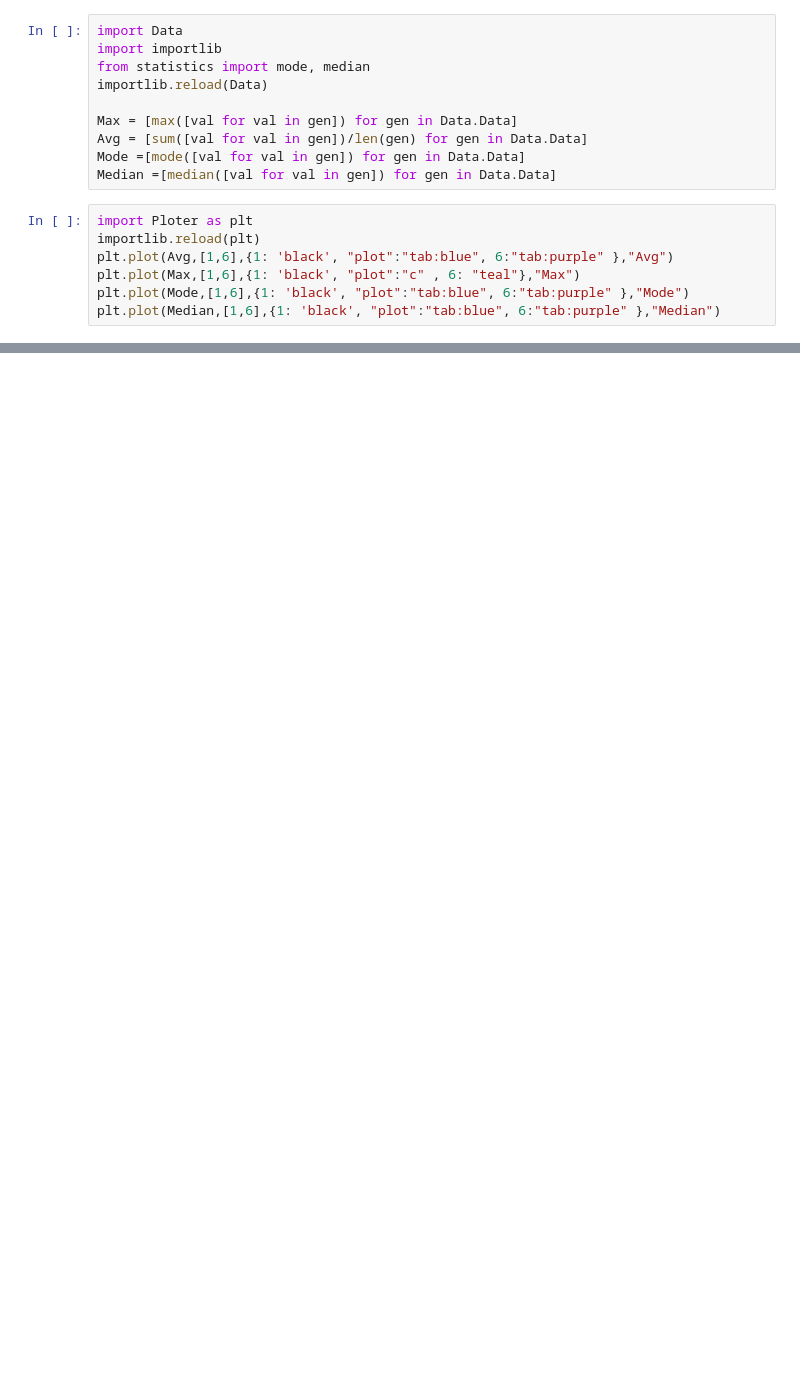
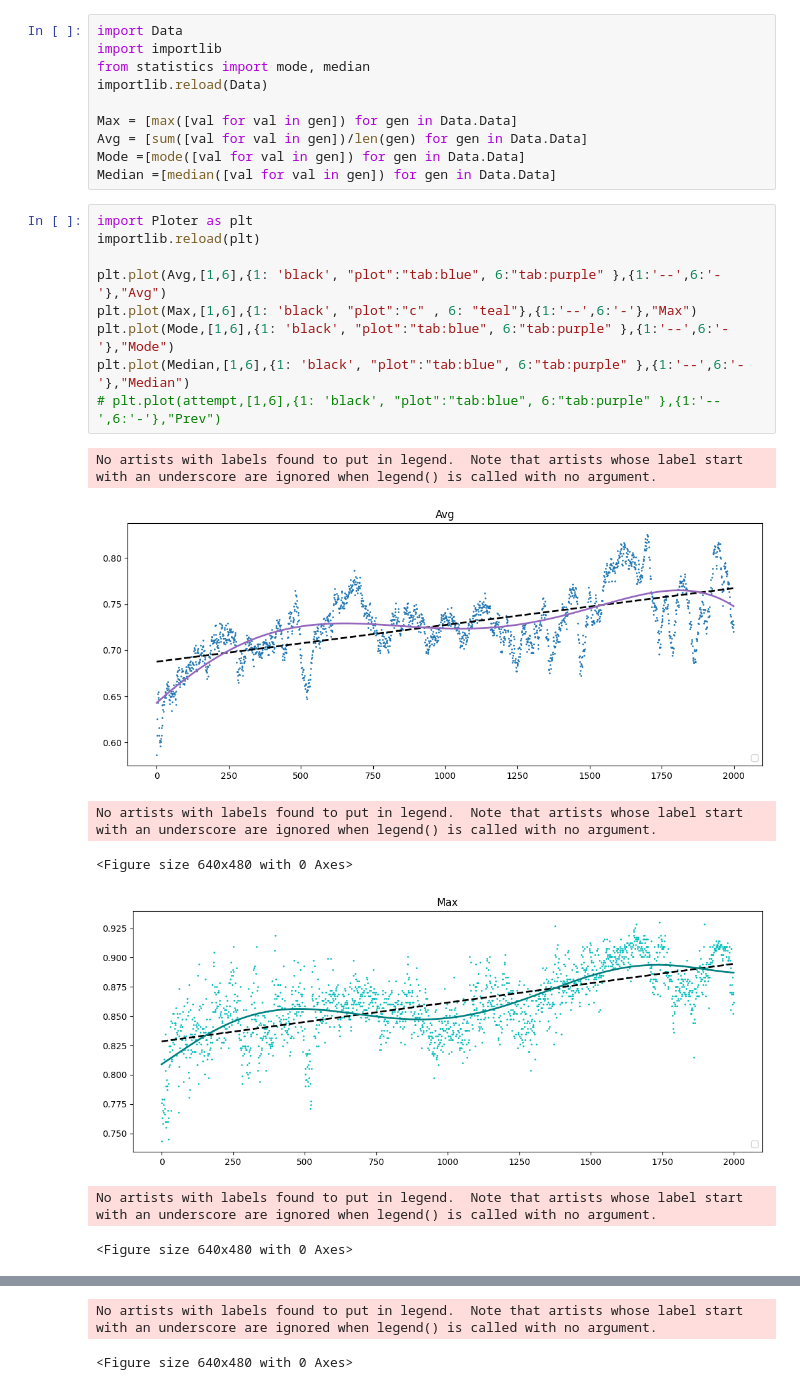
Before and after one commit to bojandam/ProektnaMatura, a Jupyter notebook: notebook.ipynb, the cells around one changed output, grey strips where cells are left out. Saved outputs shown, nothing was run; the diff lists cells and outputs as text; blank space fills up the shorter version.

```diff
--- a/notebook.ipynb
+++ b/notebook.ipynb
@@ -68,7 +125,17 @@ Median =[median([val for val in gen]) for gen in Data.Data]
 # %%
 import Ploter as plt
 importlib.reload(plt)
-plt.plot(Avg,[1,6],{1: 'black', "plot":"tab:blue", 6:"tab:purple" },"Avg")
-plt.plot(Max,[1,6],{1: 'black', "plot":"c" , 6: "teal"},"Max")
-plt.plot(Mode,[1,6],{1: 'black', "plot":"tab:blue", 6:"tab:purple" },"Mode")
-plt.plot(Median,[1,6],{1: 'black', "plot":"tab:blue", 6:"tab:purple" },"Median")
+
+plt.plot(Avg,[1,6],{1: 'black', "plot":"tab:blue", 6:"tab:purple" },{1:'--',6:'-'},"Avg")
+plt.plot(Max,[1,6],{1: 'black', "plot":"c" , 6: "teal"},{1:'--',6:'-'},"Max")
+plt.plot(Mode,[1,6],{1: 'black', "plot":"tab:blue", 6:"tab:purple" },{1:'--',6:'-'},"Mode")
+plt.plot(Median,[1,6],{1: 'black', "plot":"tab:blue", 6:"tab:purple" },{1:'--',6:'-'},"Median")
+# plt.plot(attempt,[1,6],{1: 'black', "plot":"tab:blue", 6:"tab:purple" },{1:'--',6:'-'},"Prev")
+# %% [output]
+No artists with labels found to put in legend.  Note that artists whose label start with an underscore are ignored when legend() is called with no argument.
+[figure, added]
+No artists with labels found to put in legend.  Note that artists whose label start with an underscore are ignored when legend() is called with no argument.
+<Figure size 640x480 with 0 Axes>
+[figure, added]
+No artists with labels found to put in legend.  Note that artists whose label start with an underscore are ignored when legend() is called with no argument.
+<Figure size 640x480 with 0 Axes>
@@ -74,0 +143,2 @@ plt.plot(Median,[1,6],{1: 'black', "plot":"tab:blue", 6:"tab:purple" },"Median")
+No artists with labels found to put in legend.  Note that artists whose label start with an underscore are ignored when legend() is called with no argument.
+<Figure size 640x480 with 0 Axes>
```
Also changed, not shown: parts of 6 cells of this notebook.
